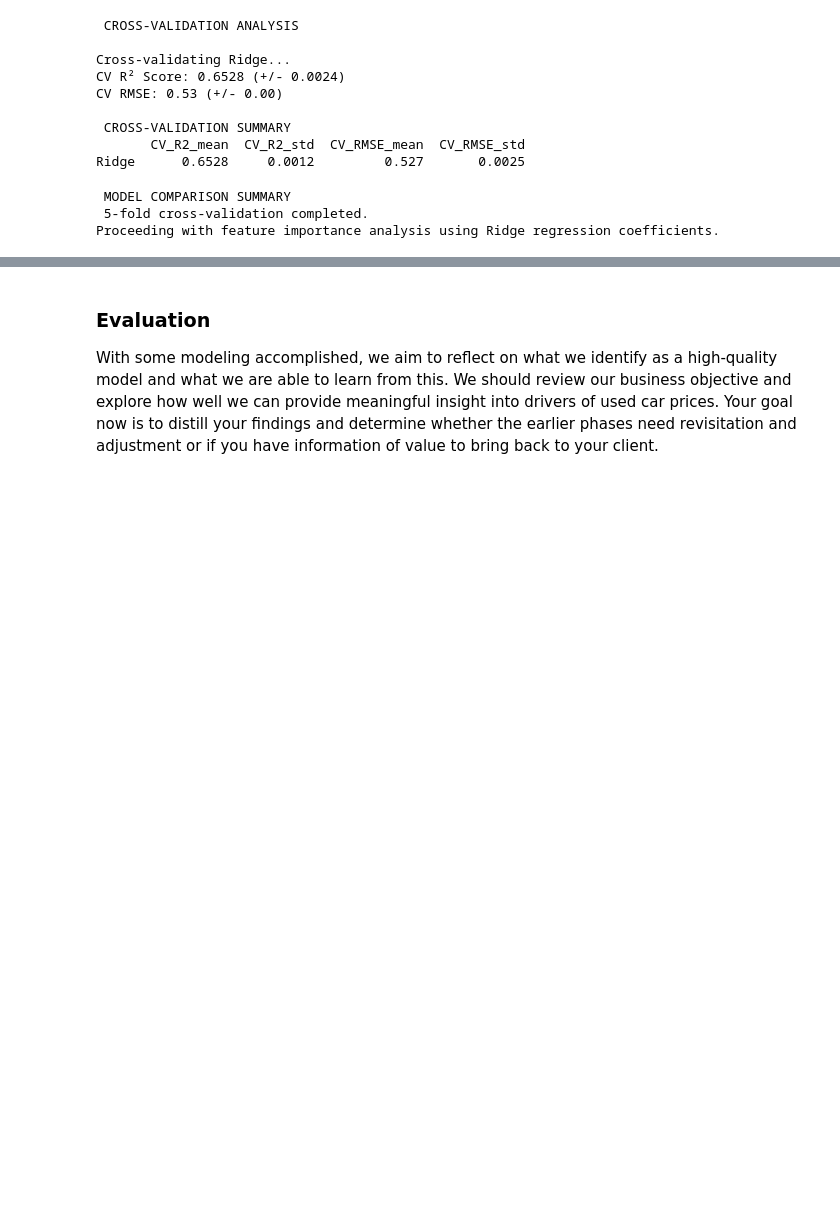
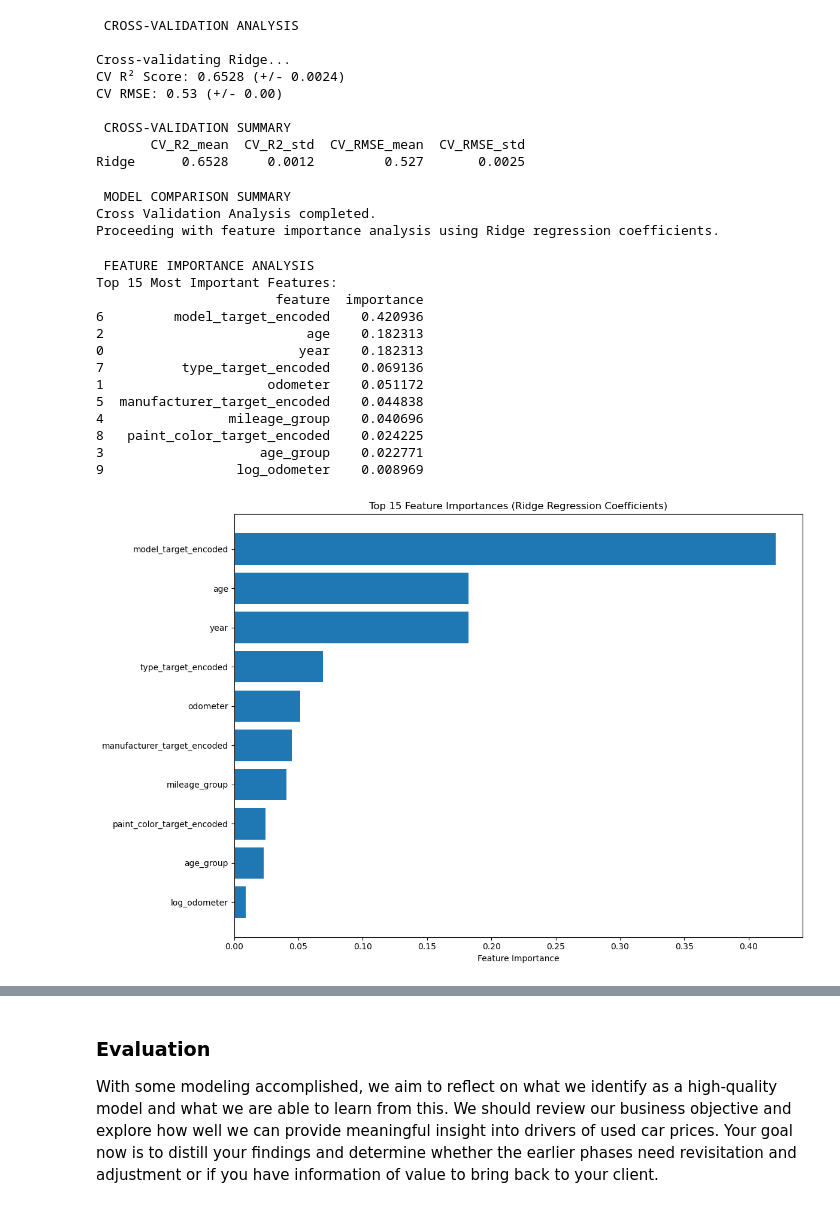
Before and after one commit to rupleena/ml-ai-price-of-car, a Jupyter notebook: car_price_analysis.ipynb, the cells around one changed output, grey strips where cells are left out. Saved outputs shown, nothing was run; the diff lists cells and outputs as text; code cells hidden in the pictures; blank space fills up the shorter version.

```diff
--- a/car_price_analysis.ipynb
+++ b/car_price_analysis.ipynb
@@ -1528,11 +1568,83 @@ CV RMSE: 0.53 (+/- 0.00)
        CV_R2_mean  CV_R2_std  CV_RMSE_mean  CV_RMSE_std
 Ridge      0.6528     0.0012         0.527       0.0025
 # %%
-# Model Comparison Summary
+# 4. Model Comparison Summary
 print("\n MODEL COMPARISON SUMMARY ")
-print(" 5‑fold cross‑validation completed.")
+print("Cross Validation Analysis completed.")
 print("Proceeding with feature importance analysis using Ridge regression coefficients.")
 # %% [output]
  MODEL COMPARISON SUMMARY
- 5‑fold cross‑validation completed.
+Cross Validation Analysis completed.
 Proceeding with feature importance analysis using Ridge regression coefficients.
+# %%
+#  Feature Importance Analysis
+print("\n FEATURE IMPORTANCE ANALYSIS ")
+
+# Get feature importance from Ridge regression coefficients
+# Use the best performing model from our results
+best_ridge = Ridge(alpha=1.0)
+best_ridge.fit(X_train_scaled, y_train)
+
+feature_importance = pd.DataFrame({
+    'feature': X_train.columns,
+    'importance': np.abs(best_ridge.coef_)
+}).sort_values('importance', ascending=False)
+
+print("Top 15 Most Important Features:")
+print(feature_importance.head(15))
+
+# Visualize feature importance
+plt.figure(figsize=(12, 8))
+top_features = feature_importance.head(15)
+plt.barh(range(len(top_features)), top_features['importance'])
+plt.yticks(range(len(top_features)), top_features['feature'])
+plt.xlabel('Feature Importance')
+plt.title('Top 15 Feature Importances (Ridge Regression Coefficients)')
+plt.gca().invert_yaxis()
+plt.tight_layout()
+plt.show()
+
+# Linear model coefficients (for interpretability)
+ridge_model = Ridge(alpha=1.0)
+ridge_model.fit(X_train_scaled, y_train)
+
+ridge_coef = pd.DataFrame({
+    'feature': X_train_scaled.columns,
+    'coefficient': ridge_model.coef_
+}).sort_values('coefficient', key=abs, ascending=False)
+
+print("\nTop 15 Ridge Regression Coefficients (Absolute Value):")
+print(ridge_coef.head(15))
+# Save the feature importance plot to the images/ directory for documentation
+
+feature_importance_plot_path = '../images/feature_importance.png'
+feature_importance_dir = os.path.dirname(feature_importance_plot_path)
+if not os.path.exists(feature_importance_dir):
+    os.makedirs(feature_importance_dir)
+
+plt.figure(figsize=(12, 8))
+plt.barh(range(len(top_features)), top_features['importance'])
+plt.yticks(range(len(top_features)), top_features['feature'])
+plt.xlabel('Feature Importance')
+plt.title('Top 15 Feature Importances (Ridge Regression Coefficients)')
+plt.gca().invert_yaxis()
+plt.tight_layout()
+plt.savefig(feature_importance_plot_path)
+plt.close()
+
+print(f"Feature importance plot saved to {feature_importance_plot_path}")
+# %% [output]
+ FEATURE IMPORTANCE ANALYSIS
+Top 15 Most Important Features:
+                       feature  importance
+6         model_target_encoded    0.420936
+2                          age    0.182313
+0                         year    0.182313
+7          type_target_encoded    0.069136
+1                     odometer    0.051172
+5  manufacturer_target_encoded    0.044838
+4                mileage_group    0.040696
+8   paint_color_target_encoded    0.024225
+3                    age_group    0.022771
+9                 log_odometer    0.008969
+[figure, added]
```
Also changed, not shown: parts of 18 cells of this notebook, 12 other files.
